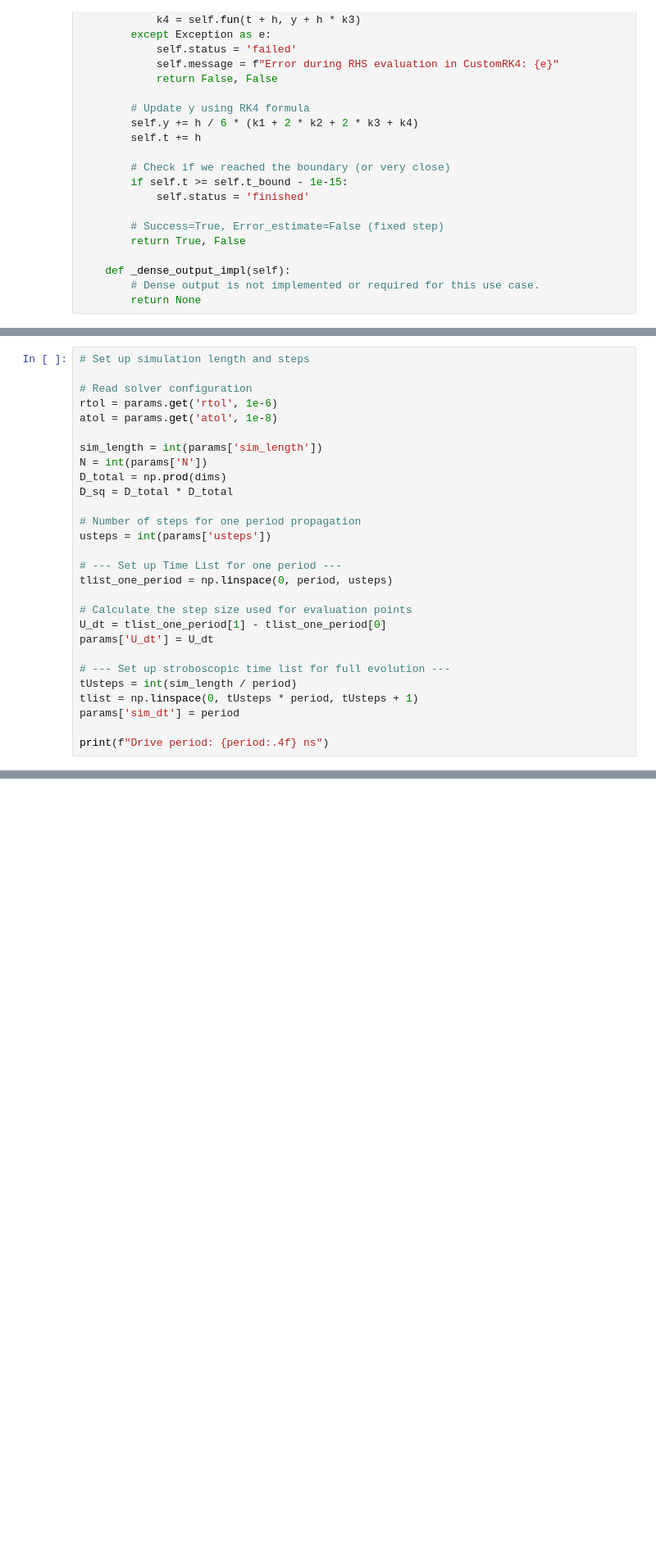
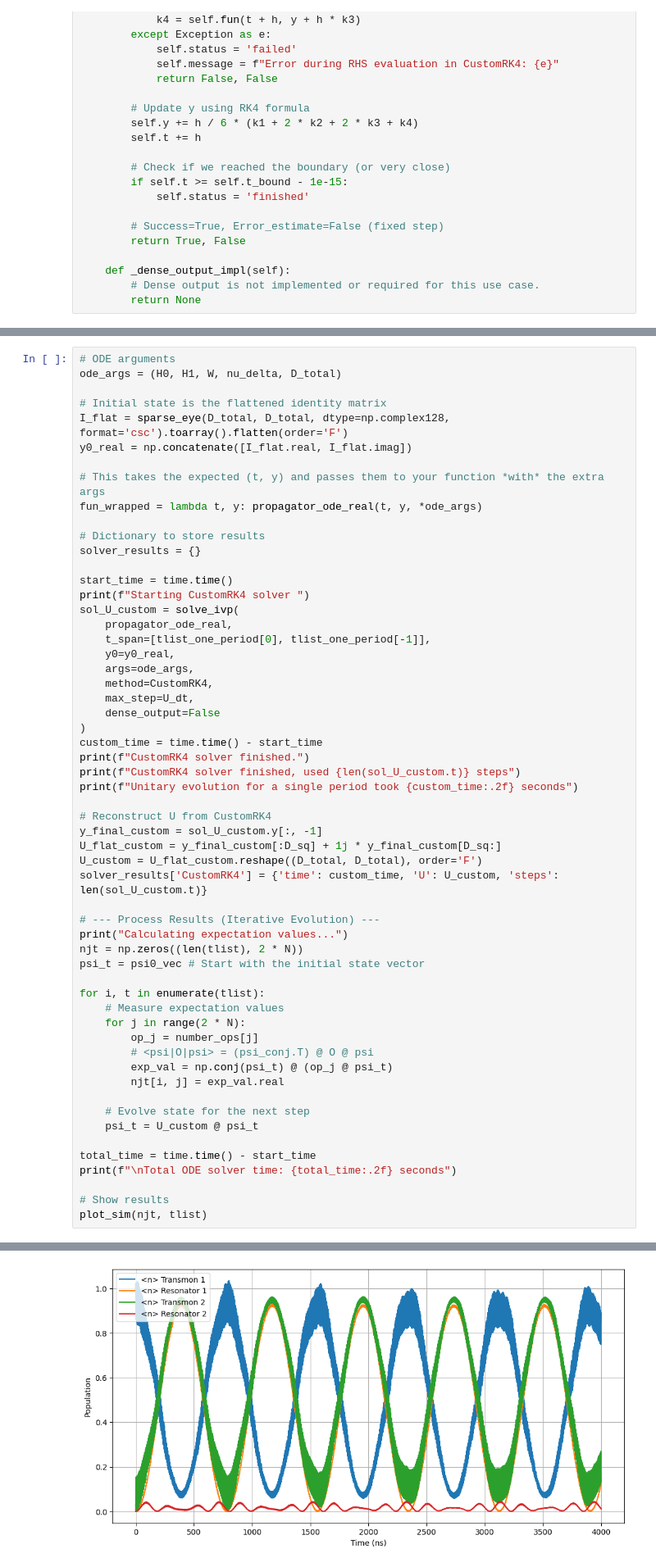
Before and after one commit to GonReina/QLearn, a Jupyter notebook: ODEs/solver_battle.ipynb, the cells around one changed output, grey strips where cells are left out. Shown at 82% size. Saved outputs shown, nothing was run; the diff lists cells and outputs as text; blank space fills up the shorter version.

```diff
--- a/ODEs/solver_battle.ipynb
+++ b/ODEs/solver_battle.ipynb
@@ -337,29 +524,58 @@ Solvers:
 # %%
-# Set up simulation length and steps
+# ODE arguments
+ode_args = (H0, H1, W, nu_delta, D_total)
 
-# Read solver configuration
-rtol = params.get('rtol', 1e-6)
-atol = params.get('atol', 1e-8)
+# Initial state is the flattened identity matrix
+I_flat = sparse_eye(D_total, D_total, dtype=np.complex128, format='csc').toarray().flatten(order='F')
+y0_real = np.concatenate([I_flat.real, I_flat.imag])
 
-sim_length = int(params['sim_length'])
-N = int(params['N'])
-D_total = np.prod(dims)
-D_sq = D_total * D_total
+# This takes the expected (t, y) and passes them to your function *with* the extra args
+fun_wrapped = lambda t, y: propagator_ode_real(t, y, *ode_args)
 
-# Number of steps for one period propagation
-usteps = int(params['usteps'])
+# Dictionary to store results
+solver_results = {}
 
-# --- Set up Time List for one period ---
-tlist_one_period = np.linspace(0, period, usteps)
+start_time = time.time()
+print(f"Starting CustomRK4 solver ")
+sol_U_custom = solve_ivp(
+    propagator_ode_real,
+    t_span=[tlist_one_period[0], tlist_one_period[-1]],
+    y0=y0_real,
+    args=ode_args,
+    method=CustomRK4,
+    max_step=U_dt,
+    dense_output=False
+)
+custom_time = time.time() - start_time
+print(f"CustomRK4 solver finished.")
+print(f"CustomRK4 solver finished, used {len(sol_U_custom.t)} steps")
+print(f"Unitary evolution for a single period took {custom_time:.2f} seconds")
 
-# Calculate the step size used for evaluation points
-U_dt = tlist_one_period[1] - tlist_one_period[0]
-params['U_dt'] = U_dt
+# Reconstruct U from CustomRK4
+y_final_custom = sol_U_custom.y[:, -1]
+U_flat_custom = y_final_custom[:D_sq] + 1j * y_final_custom[D_sq:]
+U_custom = U_flat_custom.reshape((D_total, D_total), order='F')
+solver_results['CustomRK4'] = {'time': custom_time, 'U': U_custom, 'steps': len(sol_U_custom.t)}
 
-# --- Set up stroboscopic time list for full evolution ---
-tUsteps = int(sim_length / period)
-tlist = np.linspace(0, tUsteps * period, tUsteps + 1)
-params['sim_dt'] = period
+# --- Process Results (Iterative Evolution) ---
+print("Calculating expectation values...")
+njt = np.zeros((len(tlist), 2 * N))
+psi_t = psi0_vec # Start with the initial state vector
 
-print(f"Drive period: {period:.4f} ns")
+for i, t in enumerate(tlist):
+    # Measure expectation values
+    for j in range(2 * N):
+        op_j = number_ops[j]
+        # <psi|O|psi> = (psi_conj.T) @ O @ psi
+        exp_val = np.conj(psi_t) @ (op_j @ psi_t)
+        njt[i, j] = exp_val.real
+
+    # Evolve state for the next step
+    psi_t = U_custom @ psi_t
+
+total_time = time.time() - start_time
+print(f"\nTotal ODE solver time: {total_time:.2f} seconds")
+
+# Show results
+plot_sim(njt, tlist)
 # %% [output]
@@ -367 +589,2 @@ Drive period: 0.1394 ns
+[figure, added]
 # %% [markdown]
```
Also changed, not shown: parts of 17 cells of this notebook, 3 other files.
